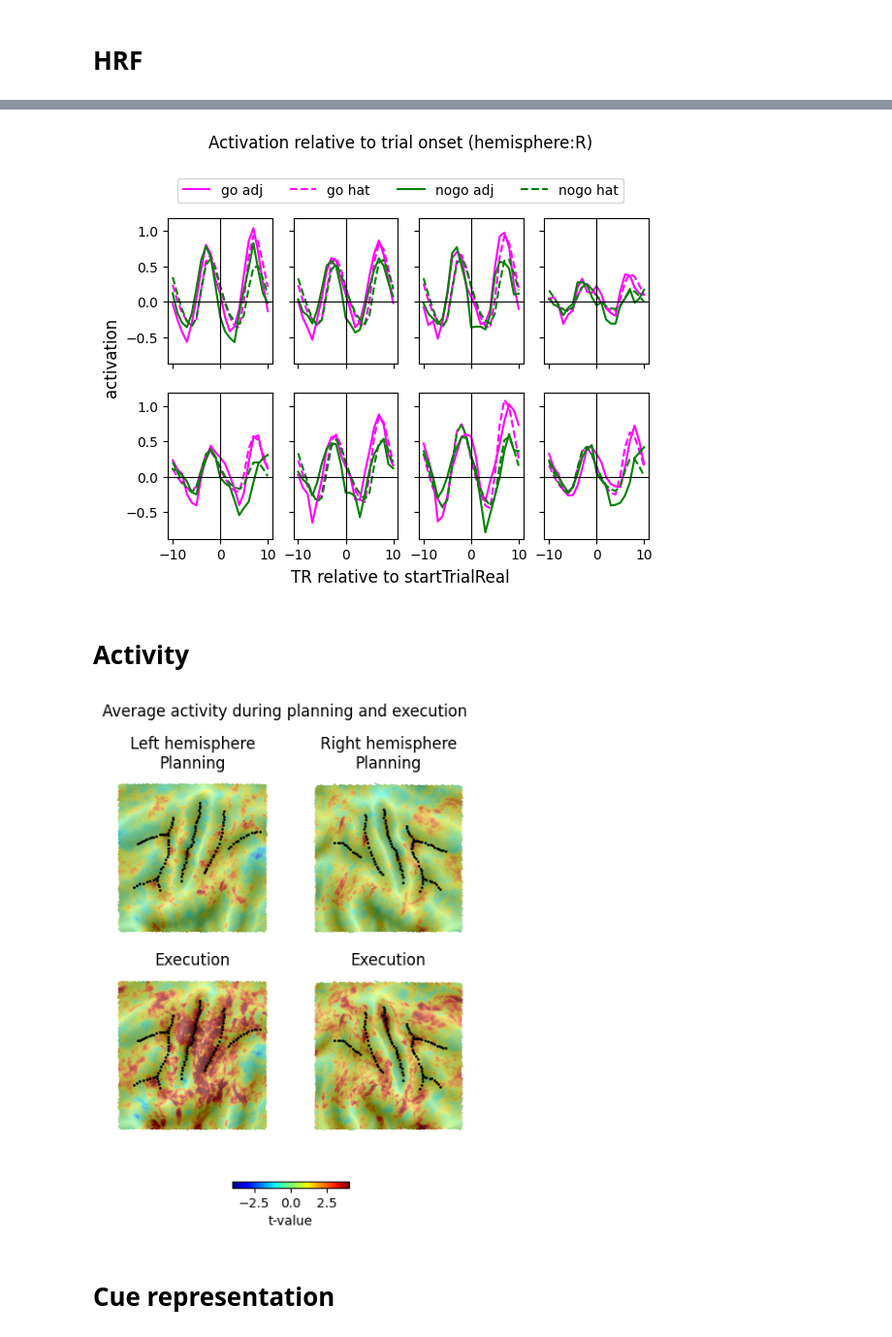
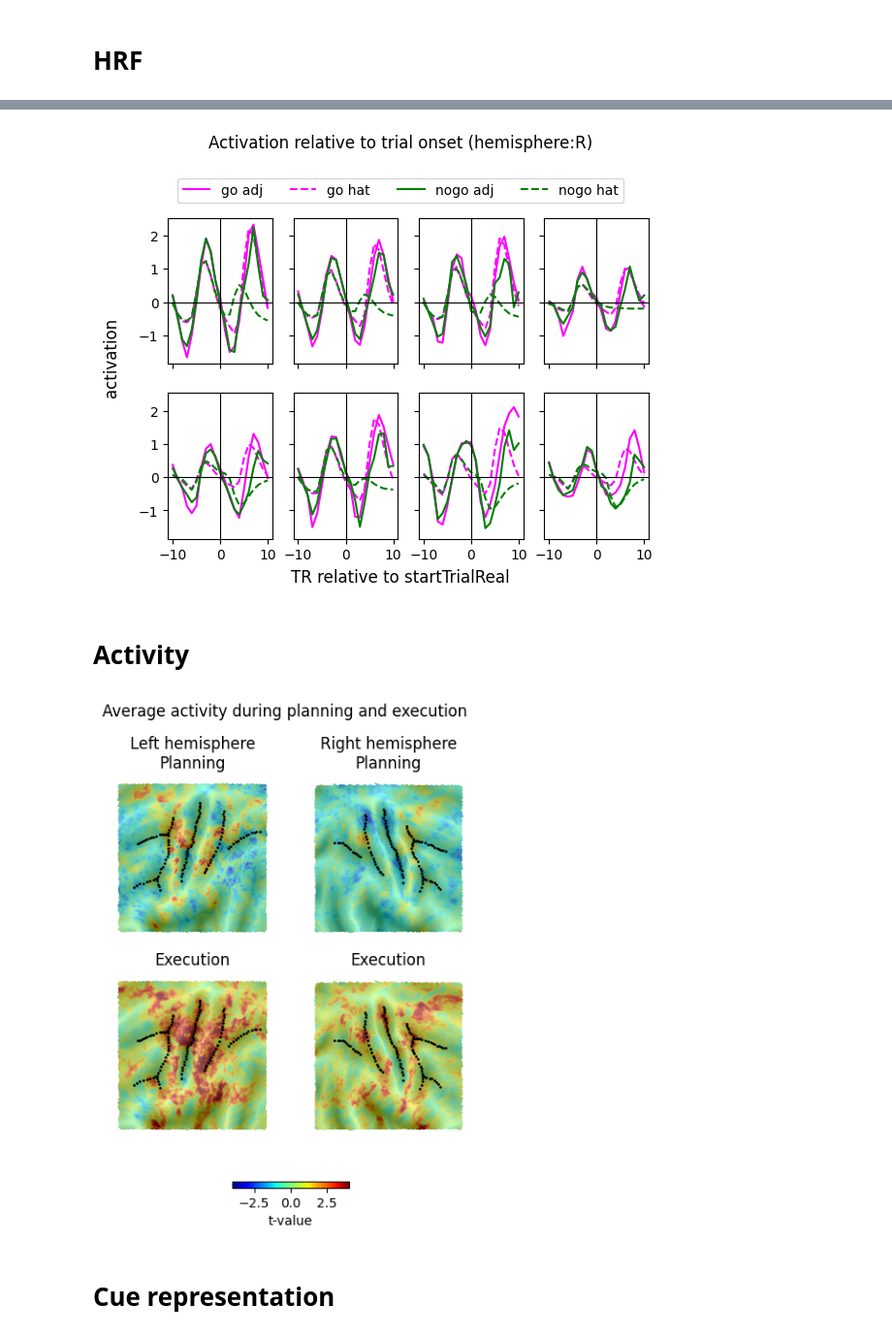
Before and after one commit to mnlmrc/sensori-motor-prediction, a Jupyter notebook: notebooks/main.ipynb, the cells around one changed output, grey strips where cells are left out. Shown at 97% size. Saved outputs shown, nothing was run; the diff lists cells and outputs as text; code cells hidden in the pictures.

```diff
--- a/notebooks/main.ipynb
+++ b/notebooks/main.ipynb
@@ -136,10 +138,11 @@ fig.subplots_adjust(top=0.8)
 # %%
 Hem = 'R'
 r = 0
+participant_id=['subj101']
 fig, axs = plt.subplots(nrows=2, ncols=4, sharex=True, sharey=True)
 for i in range(2):
     for j in range(4):
-        fig, axs[i, j] = main('PLOT:hrf_roi', experiment, glm=10, roi=roi[r], Hem=Hem, fig=fig, axs=axs[i, j])
+        fig, axs[i, j] = main('PLOT:hrf_roi', experiment, participant_id=participant_id, glm=10, roi=roi[r], Hem=Hem, fig=fig, axs=axs[i, j])
         axs[i, j].axhline(0, color='k', ls='-', lw=.8)
         axs[i, j].axvline(0, color='k', ls='-', lw=.8)
         r += 1
@@ -152,49 +155,50 @@ fig.suptitle(f'Activation relative to trial onset (hemisphere:{Hem})')
 
 fig.subplots_adjust(top=0.8)
 # %% [output]
-[figure, old version]
+[figure, new version]
 # %% [markdown]
 # **Activity**
 # %%
 glm = 10
 fig, axs = plt.subplots(nrows=2, ncols=2, figsize=(5, 6))
+participant_id=['subj101']
 
 vmin, vmax = -4, 4
 
 Hem = 'L'
 regressor=['0%', '25%', '50%', '75%', '100%']
-fig, axs[0, 0] = main('PLOT:flatmap', experiment, glm=glm, Hem=Hem, regressor=regressor, vmin=vmin, vmax=vmax,
+fig, axs[0, 0] = main('PLOT:flatmap', experiment, participant_id=participant_id, glm=glm, Hem=Hem, regressor=regressor, vmin=vmin, vmax=vmax,
                       fig=fig, axs=axs[0, 0], xlim=[-80, 120], ylim=[-50, 150])
 
 Hem = 'R'
 fig, axs[0, 1] = main('PLOT:flatmap', experiment, glm=glm, Hem=Hem, regressor=regressor, vmin=vmin, vmax=vmax,
                       fig=fig, axs=axs[0, 1], xlim=[-120, 80], ylim=[-60, 140])
 
 Hem = 'L'
 regressor=['0%,index', '25%,index', '50%,index', '75%,index', '100%,index', '0%,ring', '25%,ring', '50%,ring', '75%,ring', '100%,ring']
 fig, axs[1, 0] = main('PLOT:flatmap', experiment, glm=glm, Hem=Hem, vmin=vmin, vmax=vmax, regressor=regressor,
                       fig=fig, axs=axs[1, 0], xlim=[-80, 120], ylim=[-50, 150])
 
 Hem = 'R'
 fig, axs[1, 1] = main('PLOT:flatmap', experiment, glm=glm, Hem=Hem, vmin=vmin, vmax=vmax, regressor=regressor,
                       fig=fig, axs=axs[1, 1], xlim=[-120, 80], ylim=[-60, 140])
 
 # make colorbar
 norm = plt.Normalize(vmin=vmin, vmax=vmax)
 sm = ScalarMappable(norm=norm, cmap='jet')
 cbar = fig.colorbar(sm, ax=[axs[1, 0], axs[1, 1]], orientation='horizontal', fraction=0.03)
 cbar.set_label('t-value')
 
 # cosmetic
 axs[0, 0].set_title('Left hemisphere\nPlanning')
 axs[0, 1].set_title('Right hemisphere\nPlanning')
 axs[1, 0].set_title('Execution')
 axs[1, 1].set_title('Execution')
 
 fig.suptitle('Average activity during planning and execution')
 fig.subplots_adjust(top=0.85, bottom=.2)
 # %% [output]
-[figure, old version]
+[figure, new version]
 # %% [markdown]
 # **Cue representation**
 # %% [markdown]
```
Also changed, not shown: parts of 3 cells of this notebook, 1 other file.
